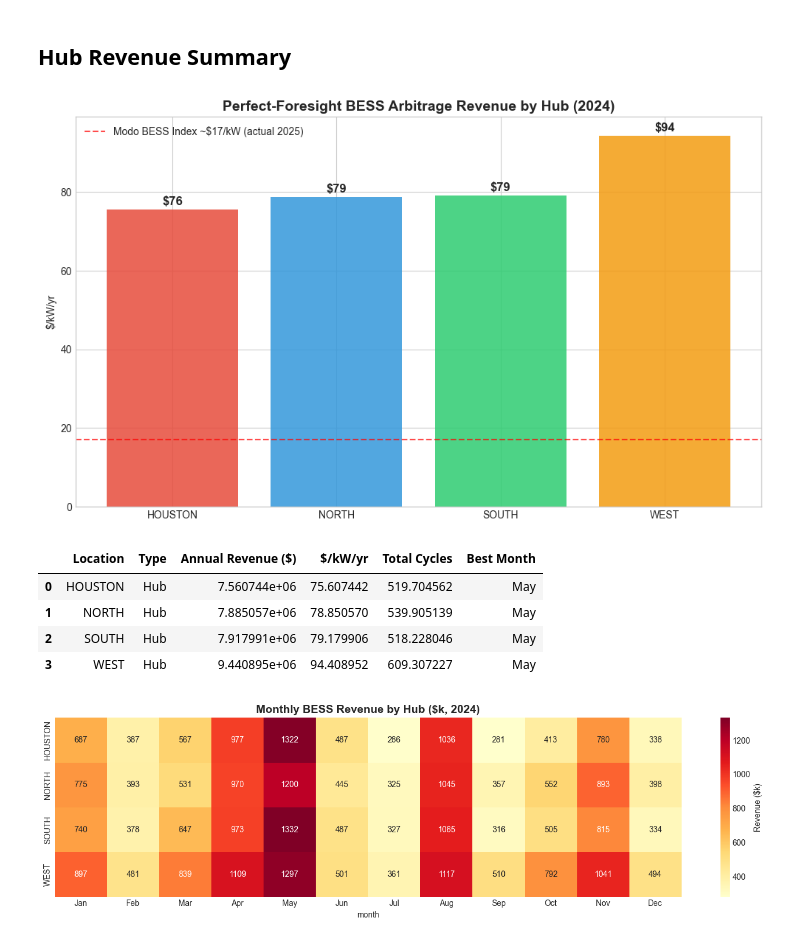
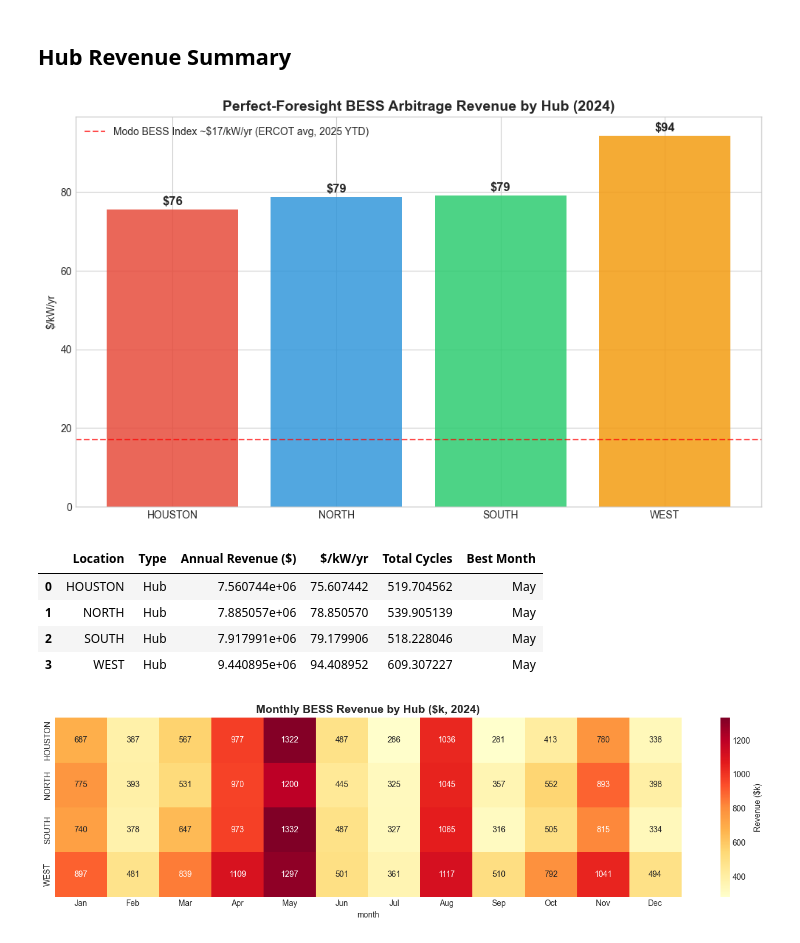
Before and after one commit to Divi-patel/BESS_modo, a Jupyter notebook: notebooks/04_backtest_colocation.ipynb, the cells around one changed output. Saved outputs shown, nothing was run; the diff lists cells and outputs as text; code cells hidden in the pictures.

```diff
--- a/notebooks/04_backtest_colocation.ipynb
+++ b/notebooks/04_backtest_colocation.ipynb
@@ -217,36 +217,37 @@ hub_summary = []
 for hub, monthly in hub_results.items():
     total_rev = monthly['revenue_usd'].sum()
     hub_summary.append({
         'Location': hub.replace('HB_', ''),
         'Type': 'Hub',
         'Annual Revenue ($)': total_rev,
         '$/kW/yr': total_rev / (POWER_MW * 1000),
         'Total Cycles': monthly['cycles'].sum(),
         'Best Month': monthly.loc[monthly['revenue_usd'].idxmax(), 'month'].strftime('%b') if len(monthly) > 0 else 'N/A',
     })
 
 hub_summary_df = pd.DataFrame(hub_summary)
 
 # Bar chart
 fig, ax = plt.subplots(figsize=(10, 6))
 colors = ['#e74c3c', '#3498db', '#2ecc71', '#f39c12']
 bars = ax.bar(hub_summary_df['Location'], hub_summary_df['$/kW/yr'], color=colors, alpha=0.85)
 ax.set_title(f'Perfect-Foresight BESS Arbitrage Revenue by Hub ({BACKTEST_YEAR})', fontsize=14, fontweight='bold')
 ax.set_ylabel('$/kW/yr')
 for bar, val in zip(bars, hub_summary_df['$/kW/yr']):
     ax.text(bar.get_x() + bar.get_width()/2, bar.get_height() + 1, f'${val:.0f}',
             ha='center', fontsize=12, fontweight='bold')
 
-# Add Modo benchmark line
-ax.axhline(y=17, color='red', linestyle='--', alpha=0.7, label='Modo BESS Index ~$17/kW (actual 2025)')
+# Add Modo benchmark line (see caveat in findings section)
+ax.axhline(y=17, color='red', linestyle='--', alpha=0.7,
+           label='Modo BESS Index ~$17/kW/yr (ERCOT avg, 2025 YTD)')
 ax.legend(fontsize=10)
 plt.tight_layout()
 plt.savefig(os.path.join(RESULTS_DIR, 'hub_revenue_comparison.png'), dpi=150, bbox_inches='tight')
 plt.show()
 
 hub_summary_df
 # %% [output]
-[figure, old version]
+[figure, new version]
 |  | Location | Type | Annual Revenue ($) | $/kW/yr | Total Cycles | Best Month |
 | 0 | HOUSTON | Hub | 7.560744e+06 | 75.607442 | 519.704562 | May |
 | 1 | NORTH | Hub | 7.885057e+06 | 78.850570 | 539.905139 | May |
```
Also changed, not shown: parts of 4 cells of this notebook, 7 other files.
